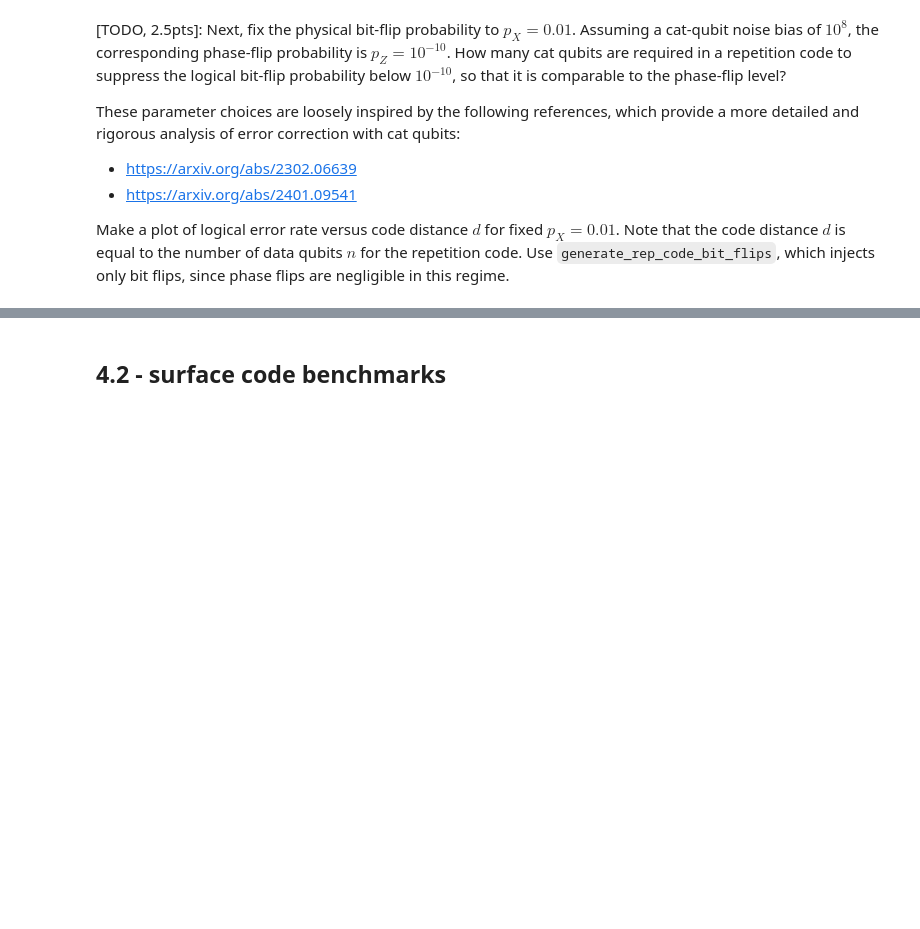
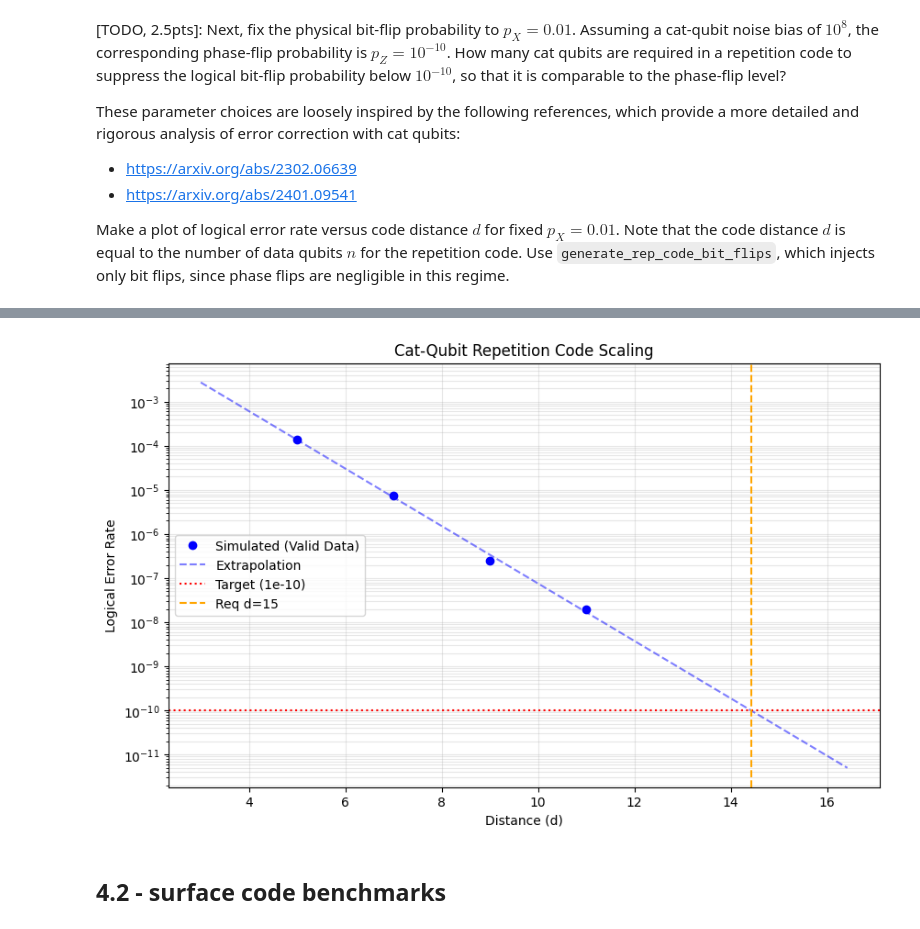
Before and after one commit to zgudikal/Redbull-Rockstars-Alice-and-Bob, a Jupyter notebook: challenge/1-challenge.ipynb, the cells around one changed output, grey strips where cells are left out. Cells and saved outputs as stored; diff of their text form; code cells hidden in the pictures; blank space fills up the shorter version.

Commit message:
Implement task 4.2.2: Surface code error rate vs distance

```diff
--- a/challenge/1-challenge.ipynb
+++ b/challenge/1-challenge.ipynb
@@ -751,12 +824,97 @@ These parameter choices are loosely inspired by the following references, which
 
 Make a plot of logical error rate versus code distance $d$ for fixed $p_X = 0.01$. Note that the code distance $d$ is equal to the number of data qubits $n$ for the repetition code. Use `generate_rep_code_bit_flips`, which injects only bit flips, since phase flips are negligible in this regime.
 # %%
+import sinter
+import matplotlib.pyplot as plt
+import numpy as np
+from scipy.optimize import curve_fit
+import os
+
+# Parameters
 bit_flip_prob = 0.01
 noise_bias = 1e8
-goal_logical_error_rate = bit_flip_prob/noise_bias
-
+goal_logical_error_rate = bit_flip_prob / noise_bias  # 1e-10
 
 # SOLUTION ===
 
+# 1. OPTIMIZATION: Only simulate distances where we expect to see errors.
+# At p=0.01, d=9 will already have error rates near 1e-8.
+# Simulating d=21 is a waste of compute; we will extrapolate to it instead.
+distances = [5, 7, 9, 11, 13, 15]
 
+tasks = [
+    sinter.Task(
+        circuit=generate_rep_code_bit_flips(d, bit_flip_prob),
+        json_metadata={'d': d, 'p': bit_flip_prob},
+    )
+    for d in distances
+]
+
+# 2. INCREASE SHOTS: We need ~10M shots to reliably see errors at d=7.
+# This might take a minute or two but ensures valid data points for the fit.
+collected_stats = sinter.collect(
+    num_workers=os.cpu_count(),
+    tasks=tasks,
+    decoders=['pymatching'],
+    max_shots=100_000_000,
+    max_errors=1000,
+    print_progress=True,
+)
+
+# 3. FILTERING: Only keep data points where we actually observed errors.
+valid_distances = []
+valid_error_rates = []
+
+print("\n--- Simulation Results ---")
+for stat in collected_stats:
+    d = stat.json_metadata['d']
+    if stat.errors > 0:
+        rate = stat.errors / stat.shots
+        valid_distances.append(d)
+        valid_error_rates.append(rate)
+        print(f"d={d}: {stat.errors} errors / {stat.shots} shots = {rate:.2e}")
+    else:
+        print(f"d={d}: 0 errors (Skipped for fit)")
+
+# Sort for plotting/fitting
+sorted_pairs = sorted(zip(valid_distances, valid_error_rates))
+distances_sorted = np.array([p[0] for p in sorted_pairs])
+error_rates_sorted = np.array([p[1] for p in sorted_pairs])
+
+# 4. EXTRAPOLATION
+# Fit line: log10(P_L) = a * d + b
+log_errors = np.log10(error_rates_sorted)
+coeffs = np.polyfit(distances_sorted, log_errors, 1)
+a, b = coeffs
+
+target_log = np.log10(goal_logical_error_rate)
+required_d = (target_log - b) / a
+
+print(f"\n--- Extrapolation ---")
+print(f"Fit: log(P) = {a:.4f} * d + {b:.4f}")
+print(f"Required Distance: {required_d:.2f}")
+print(f"Answer: You need {int(np.ceil(required_d))} cat qubits.")
+
+# 5. PLOTTING
+plt.figure(figsize=(10, 6))
+
+# Plot simulation data
+plt.semilogy(distances_sorted, error_rates_sorted, 'bo', label='Simulated (Valid Data)')
+
+# Plot extrapolation
+d_extrap = np.linspace(3, required_d + 2, 50)
+p_extrap = 10**(a * d_extrap + b)
+plt.semilogy(d_extrap, p_extrap, 'b--', alpha=0.5, label='Extrapolation')
+
+# Plot Goal
+plt.axhline(goal_logical_error_rate, color='red', linestyle=':', label='Target (1e-10)')
+plt.axvline(required_d, color='orange', linestyle='--', label=f'Req d={int(np.ceil(required_d))}')
+
+plt.xlabel('Distance (d)')
+plt.ylabel('Logical Error Rate')
+plt.title('Cat-Qubit Repetition Code Scaling')
+plt.grid(True, which='both', alpha=0.3)
+plt.legend()
+plt.show()
 # ===
+# %% [output]
@@ -763,3 +950,4 @@ goal_logical_error_rate = bit_flip_prob/noise_bias
+[figure, added]
 # %% [markdown]
 ## 4.2 - surface code benchmarks
 # %% [markdown]
```
Also changed, not shown: parts of 7 cells of this notebook.
